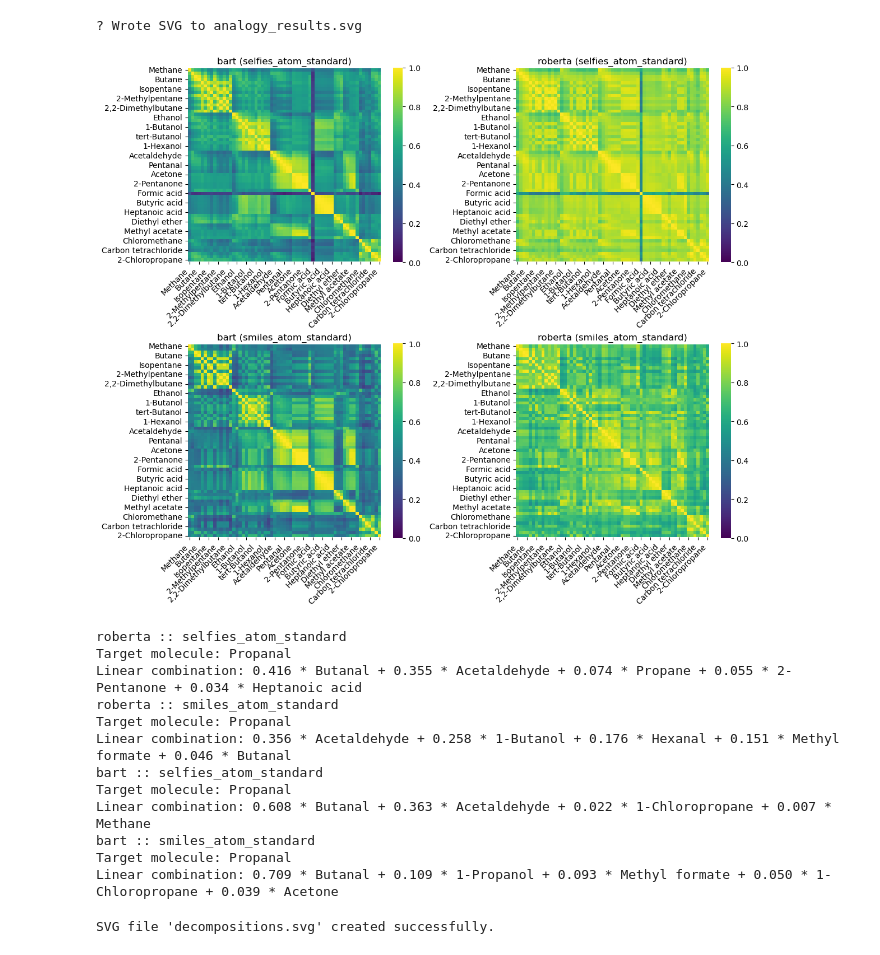
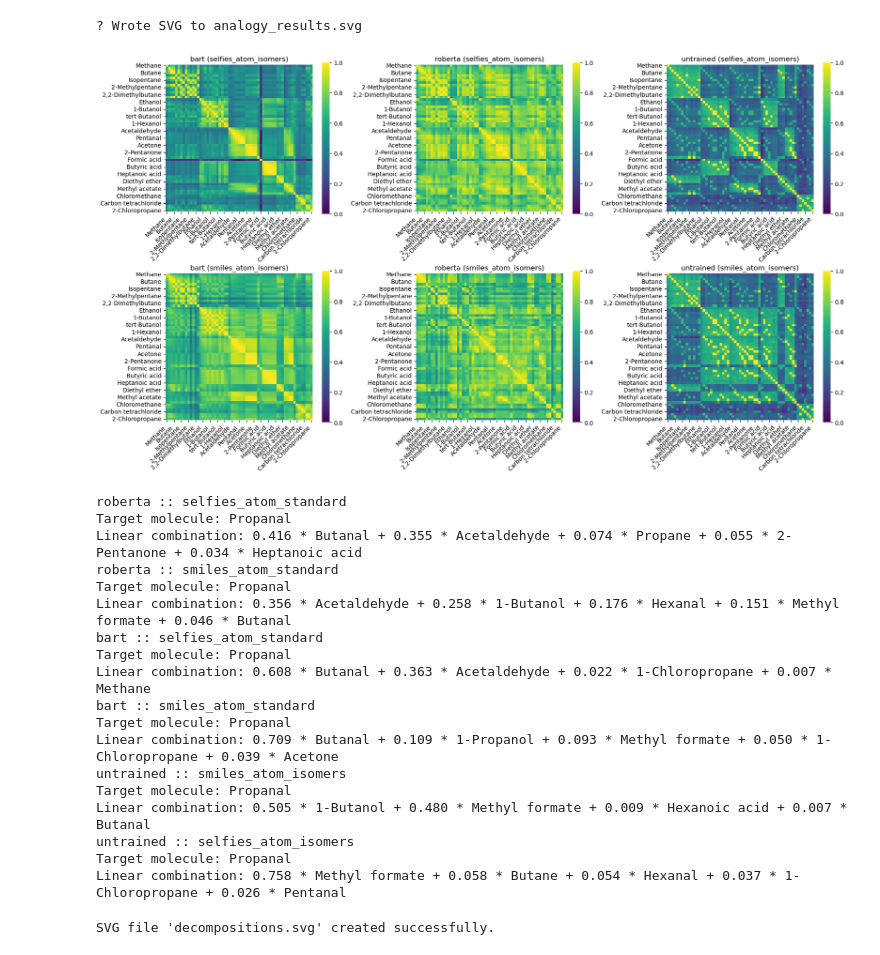
Before and after one commit to ibmm-unibe-ch/SMILES_or_SELFIES, a Jupyter notebook: vector_operations/latent_geometry_hydrocarbon.ipynb, the cells around one changed output. Drawn from its saved outputs; the diff is of its cells as text; code cells hidden in the pictures.

Commit message:
Untrained added to heatmap

```diff
--- a/vector_operations/latent_geometry_hydrocarbon.ipynb
+++ b/vector_operations/latent_geometry_hydrocarbon.ipynb
@@ -484,6 +495,8 @@ models = [
     ('roberta', 'smiles_atom_standard'),
     ('bart', 'selfies_atom_standard'),
     ('bart', 'smiles_atom_standard'),
+    ('untrained', 'smiles_atom_isomers'),
+    ('untrained', 'selfies_atom_isomers')
 ]
 filtered_operations = check_and_filter_non_trivial_operations(all_operations, embeddings_dict, smiles_to_name, models)
 operations = filtered_operations['non_trivial_operations']
@@ -828,7 +881,16 @@ def plot_4x4_cosine(embeddings_dict, smiles_to_name, models):
 # %%
-plot_4x4_cosine(embeddings_dict, smiles_to_name, models)
+models = [
+    ('roberta', 'selfies_atom_isomers'),
+    ('roberta', 'smiles_atom_isomers'),
+    ('bart', 'selfies_atom_isomers'),
+    ('bart', 'smiles_atom_isomers'),
+    ('untrained', 'smiles_atom_isomers'),
+    ('untrained', 'selfies_atom_isomers')
+]
+
+plot_3x2_cosine(embeddings_dict, smiles_to_name, models)
 # %% [output]
-[figure, old version]
+[figure, new version]
 # %%
 from sklearn.linear_model import Lasso
 
@@ -934,6 +996,12 @@ Linear combination: 0.608 * Butanal + 0.363 * Acetaldehyde + 0.022 * 1-Chloropro
 bart :: smiles_atom_standard
 Target molecule: Propanal
 Linear combination: 0.709 * Butanal + 0.109 * 1-Propanol + 0.093 * Methyl formate + 0.050 * 1-Chloropropane + 0.039 * Acetone
+untrained :: smiles_atom_isomers
+Target molecule: Propanal
+Linear combination: 0.505 * 1-Butanol + 0.480 * Methyl formate + 0.009 * Hexanoic acid + 0.007 * Butanal
+untrained :: selfies_atom_isomers
+Target molecule: Propanal
+Linear combination: 0.758 * Methyl formate + 0.058 * Butane + 0.054 * Hexanal + 0.037 * 1-Chloropropane + 0.026 * Pentanal
 # %%
 def decompose_molecule(
     target_name: str,
```
Also changed, not shown: parts of 4 cells of this notebook.
